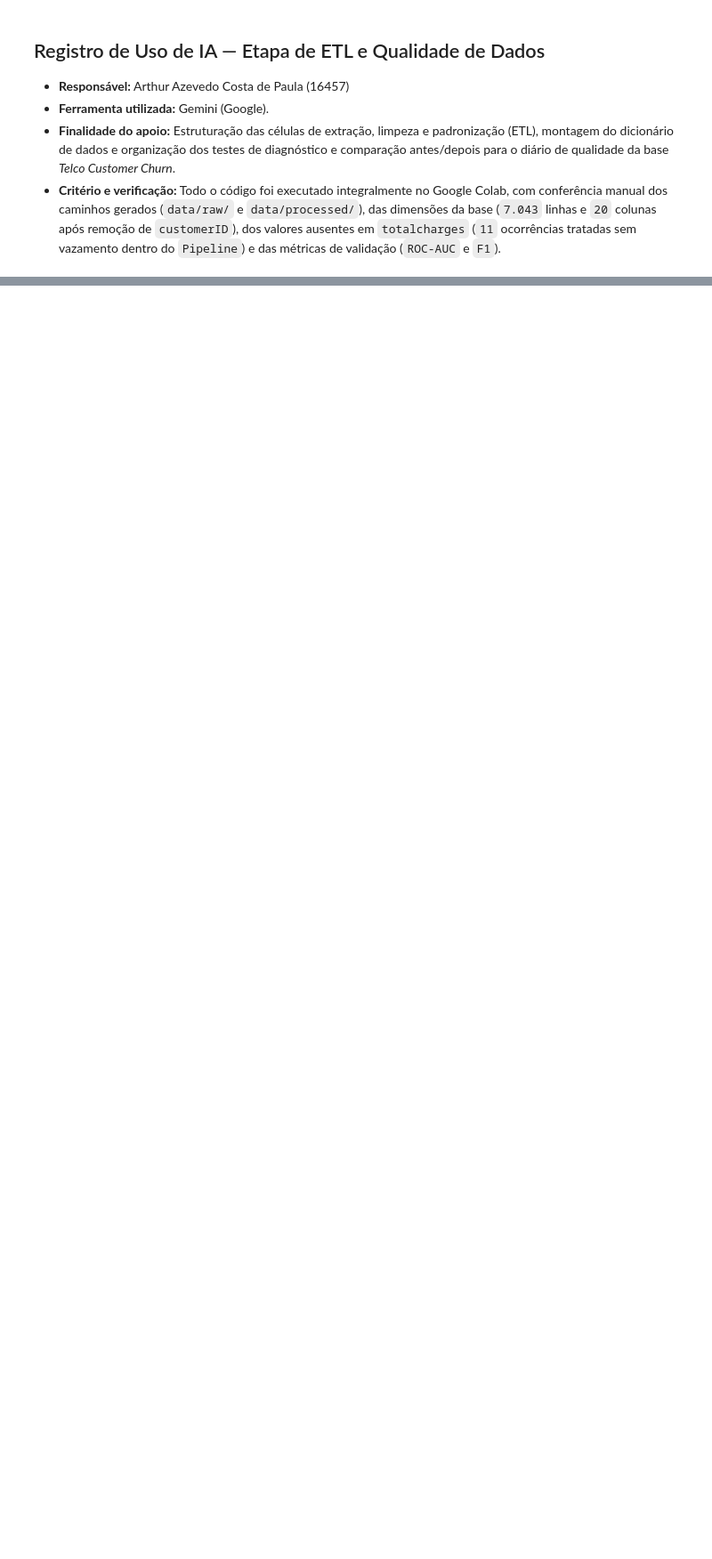
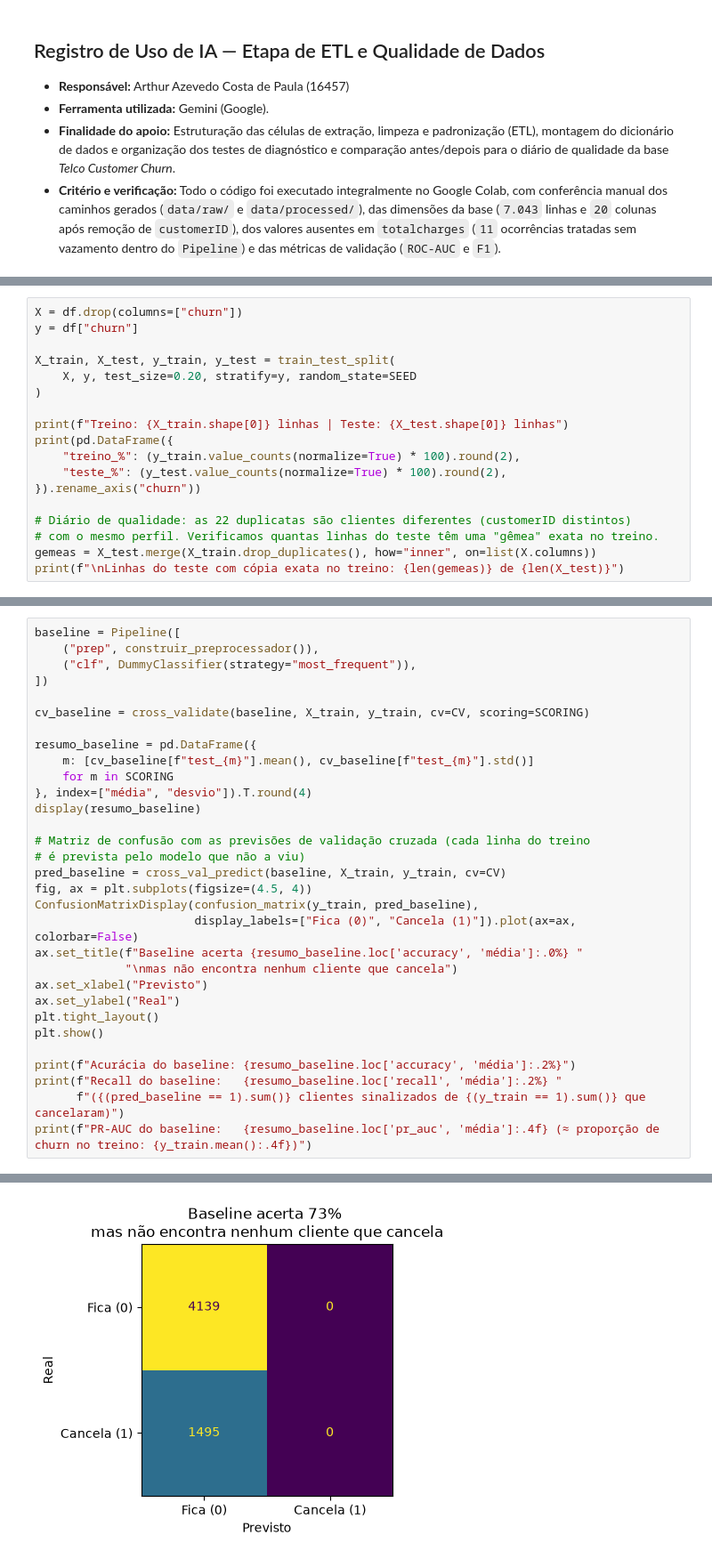
Before and after one commit to Hallason823/MachineLearning-2026.2, a Jupyter notebook: notebooks/02_classification.ipynb, the cells around one changed output, grey strips where cells are left out. Shown at 89% size. Cells and saved outputs as stored; diff of their text form; blank space fills up the shorter version.

Commit message:
feat(modeling): add preprocessing pipeline, baseline, and CV models

```diff
--- a/notebooks/02_classification.ipynb
+++ b/notebooks/02_classification.ipynb
@@ -289,0 +388,18 @@ Diário de qualidade salvo em data/processed/diario_qualidade_telco.csv
+# %%
+X = df.drop(columns=["churn"])
+y = df["churn"]
+
+X_train, X_test, y_train, y_test = train_test_split(
+    X, y, test_size=0.20, stratify=y, random_state=SEED
+)
+
+print(f"Treino: {X_train.shape[0]} linhas | Teste: {X_test.shape[0]} linhas")
+print(pd.DataFrame({
+    "treino_%": (y_train.value_counts(normalize=True) * 100).round(2),
+    "teste_%": (y_test.value_counts(normalize=True) * 100).round(2),
+}).rename_axis("churn"))
+
+# Diário de qualidade: as 22 duplicatas são clientes diferentes (customerID distintos)
+# com o mesmo perfil. Verificamos quantas linhas do teste têm uma "gêmea" exata no treino.
+gemeas = X_test.merge(X_train.drop_duplicates(), how="inner", on=list(X.columns))
+print(f"\nLinhas do teste com cópia exata no treino: {len(gemeas)} de {len(X_test)}")
@@ -289,0 +461,32 @@ Diário de qualidade salvo em data/processed/diario_qualidade_telco.csv
+# %%
+baseline = Pipeline([
+    ("prep", construir_preprocessador()),
+    ("clf", DummyClassifier(strategy="most_frequent")),
+])
+
+cv_baseline = cross_validate(baseline, X_train, y_train, cv=CV, scoring=SCORING)
+
+resumo_baseline = pd.DataFrame({
+    m: [cv_baseline[f"test_{m}"].mean(), cv_baseline[f"test_{m}"].std()]
+    for m in SCORING
+}, index=["média", "desvio"]).T.round(4)
+display(resumo_baseline)
+
+# Matriz de confusão com as previsões de validação cruzada (cada linha do treino
+# é prevista pelo modelo que não a viu)
+pred_baseline = cross_val_predict(baseline, X_train, y_train, cv=CV)
+fig, ax = plt.subplots(figsize=(4.5, 4))
+ConfusionMatrixDisplay(confusion_matrix(y_train, pred_baseline),
+                       display_labels=["Fica (0)", "Cancela (1)"]).plot(ax=ax, colorbar=False)
+ax.set_title(f"Baseline acerta {resumo_baseline.loc['accuracy', 'média']:.0%} "
+             "\nmas não encontra nenhum cliente que cancela")
+ax.set_xlabel("Previsto")
+ax.set_ylabel("Real")
+plt.tight_layout()
+plt.show()
+
+print(f"Acurácia do baseline: {resumo_baseline.loc['accuracy', 'média']:.2%}")
+print(f"Recall do baseline:   {resumo_baseline.loc['recall', 'média']:.2%} "
+      f"({(pred_baseline == 1).sum()} clientes sinalizados de {(y_train == 1).sum()} que cancelaram)")
+print(f"PR-AUC do baseline:   {resumo_baseline.loc['pr_auc', 'média']:.4f} (≈ proporção de churn no treino: {y_train.mean():.4f})")
+# %% [output]
@@ -289,0 +501 @@ Diário de qualidade salvo em data/processed/diario_qualidade_telco.csv
+[figure, added]
```
Also changed, not shown: parts of 25 cells of this notebook, 6 other files.
